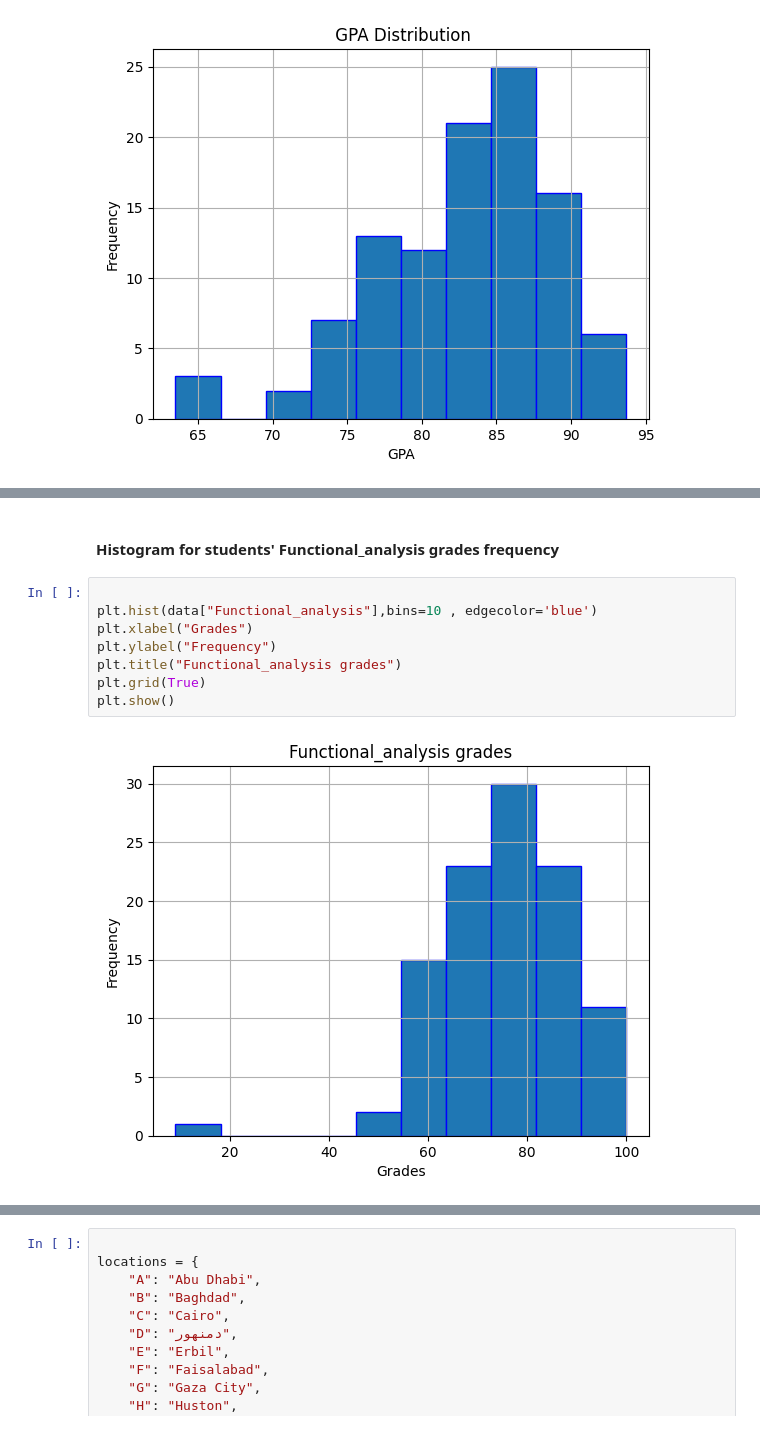
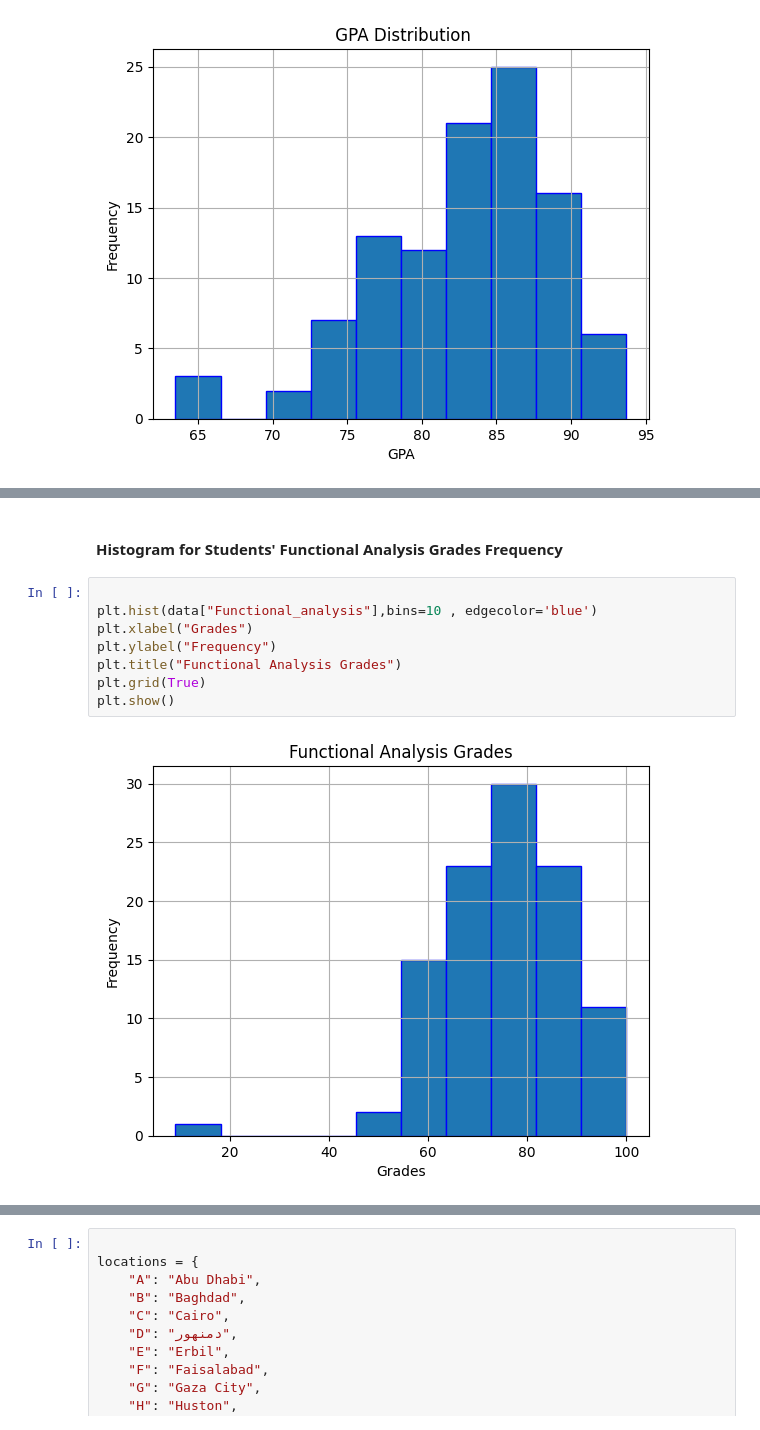
Before and after one commit to ahmedElmersawy/Students-Dataset-Modeling, a Jupyter notebook: project.ipynb, the cells around one changed output, grey strips where cells are left out. Saved outputs shown, nothing was run; the diff lists cells and outputs as text.

```diff
--- a/project.ipynb
+++ b/project.ipynb
@@ -125,17 +126,17 @@ plt.grid(True)
 plt.show()
 # %% [output]
 [figure]
-# %% [markdown]
-#### Histogram for students' Functional_analysis grades frequency
+# %% [markdown]
+#### Histogram for Students' Functional Analysis Grades Frequency
 # %%
 
 plt.hist(data["Functional_analysis"],bins=10 , edgecolor='blue')
 plt.xlabel("Grades")
 plt.ylabel("Frequency")
-plt.title("Functional_analysis grades")
+plt.title("Functional Analysis Grades")
 plt.grid(True)
 plt.show()
 # %% [output]
-[figure, old version]
+[figure, new version]
 # %% [markdown]
 
```
Also changed, not shown: parts of 24 cells of this notebook, 1 other file.
